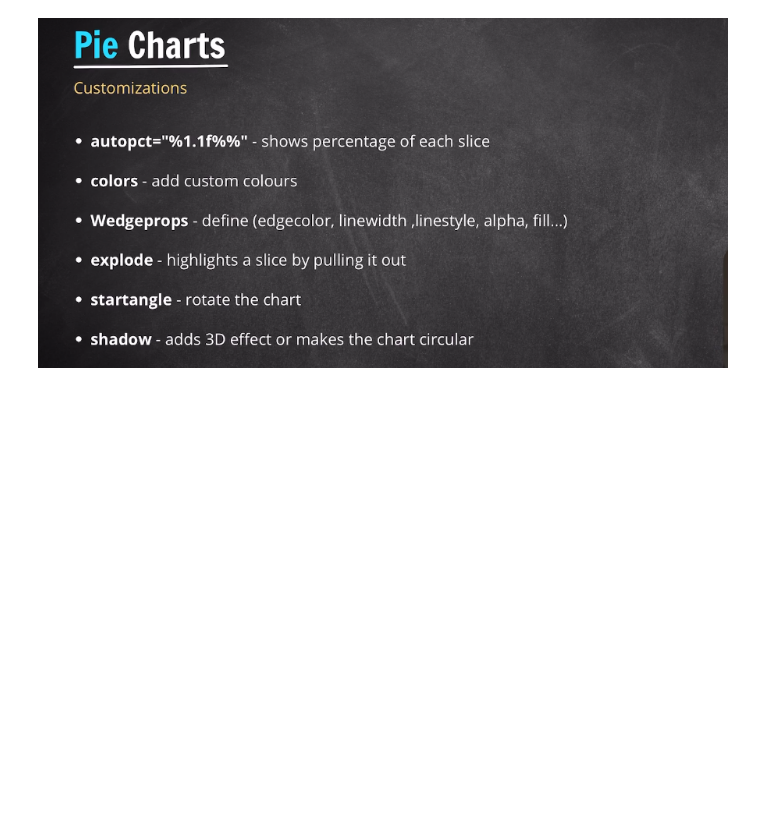
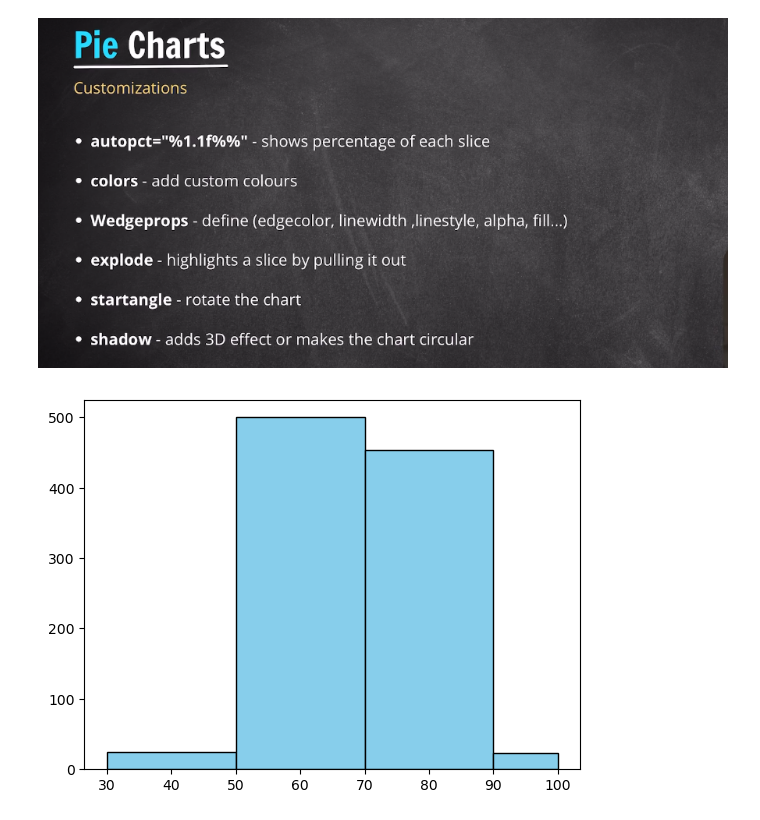
Before and after one commit to rslaanfareed/Prime_AI_ML, a Jupyter notebook: Data visualization/matplotlib.ipynb, the cells around one changed output. Saved outputs shown, nothing was run; the diff lists cells and outputs as text; code cells hidden in the pictures; blank space fills up the shorter version.

Commit message:
Data visualization part 2

```diff
--- a/Data visualization/matplotlib.ipynb
+++ b/Data visualization/matplotlib.ipynb
@@ -297,3 +297,24 @@ plt.show()
 [figure]
 # %% [markdown]
 ![image.png](attachment:6e3686d4-c96e-4fed-87b6-37b209cf9f34.png)
+# %%
+#Histograms
+
+# A histogram shows the distribution of numerical data by:
+# · Dividing values into bins (ranges)
+# . Counting how many values fall into each bin (frequency)
+
+# use for numerical data, not for categorical data
+
+import matplotlib.pyplot as plt
+import numpy as np
+
+np.random.seed(0)
+scores=np.random.normal(70,10,1000) #normal distribution
+bins=[30,50,70,90,100]
+plt.hist(scores,color="skyblue",edgecolor="black",bins=bins)
+plt.xlabel("Scores")
+plt.ylabel("No. of Students")
+plt.show()
+# %% [output]
+[figure, added]
```
Also changed, not shown: parts of 11 cells of this notebook, 5 other files.
